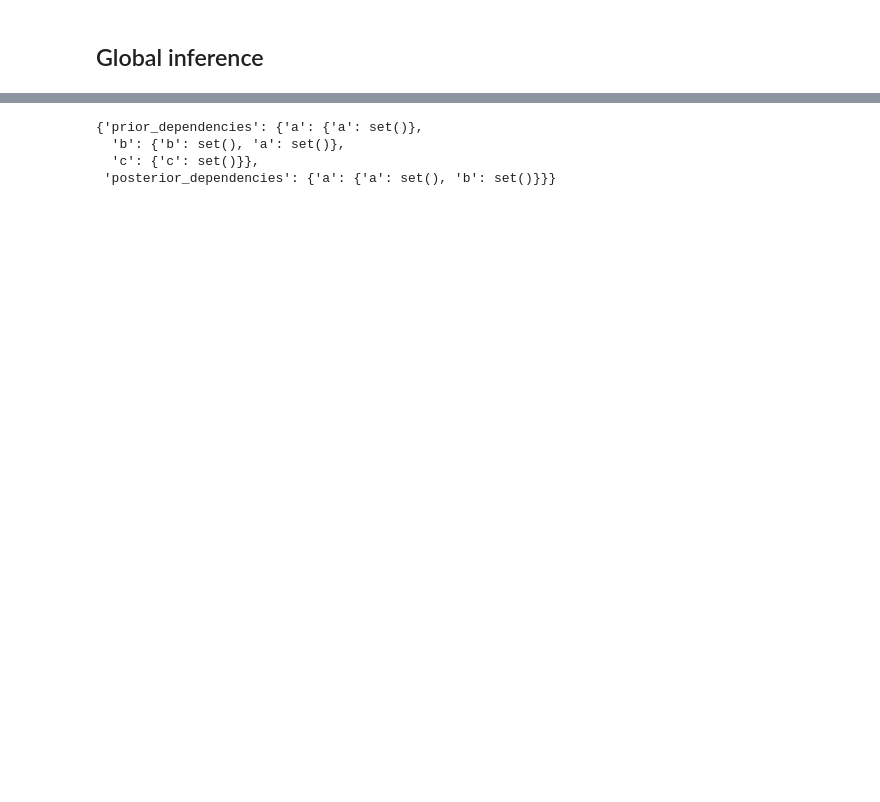
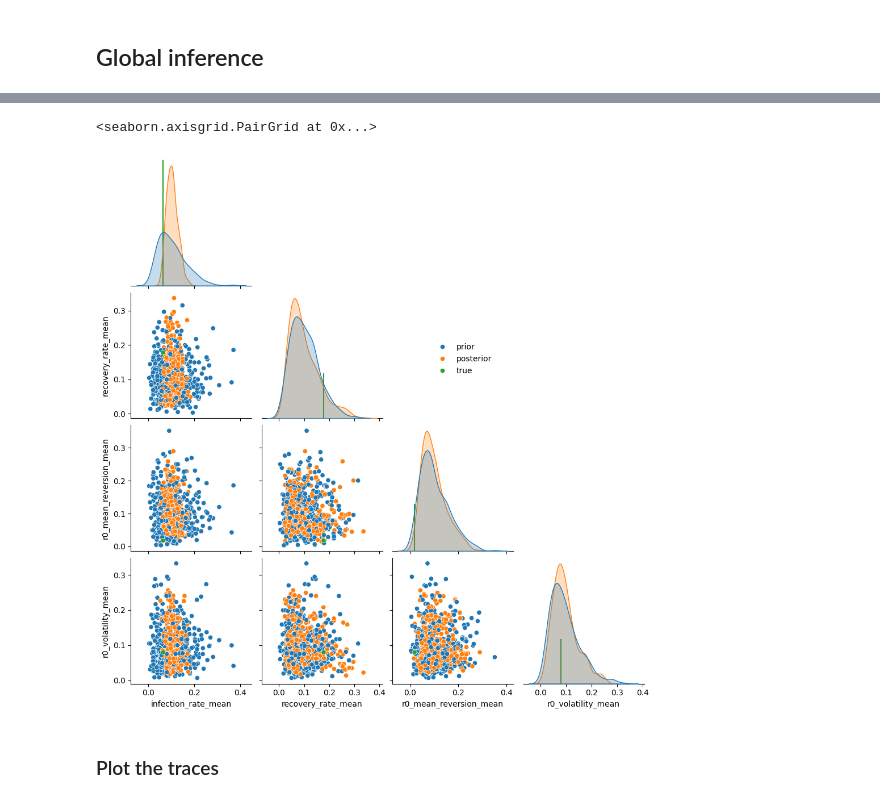
Before and after one commit to danielward27/spyrox, a Jupyter notebook: sir_example.ipynb, the cells around one changed output, grey strips where cells are left out. Drawn from its saved outputs; the diff is of its cells as text; code cells hidden in the pictures; blank space fills up the shorter version.

```diff
--- a/sir_example.ipynb
+++ b/sir_example.ipynb
@@ -282,21 +174,18 @@ for param1, param2 in itertools.combinations(global_param_names, 2):
-# %%
-
-from collections.abc import Iterable
-
-import numpyro
-from numpyro.infer.inspect import get_dependencies
-
-
-def model_1():
-    a = numpyro.sample("a", numpyro.distributions.Normal(0, 1))
-    b = numpyro.sample("b", numpyro.distributions.Normal(a, 1), obs=0.0)
-    numpyro.sample("c", numpyro.distributions.Normal(b, 1), obs=1)
-
-
-
-get_dependencies(model_1)
-# %% [output]
-{'prior_dependencies': {'a': {'a': set()},
-  'b': {'b': set(), 'a': set()},
-  'c': {'c': set()}},
- 'posterior_dependencies': {'a': {'a': set(), 'b': set()}}}
+# %%
+global_params = ["infection_rate_mean", "recovery_rate_mean", "r0_mean_reversion_mean", "r0_volatility_mean"]
+
+datasets = {
+    "prior": joint_samples["global_means"],
+    "posterior": posterior["global_means"],
+    "true": true_latents["global_means"],
+}
+
+pairplot_dictionary(
+    datasets, column_names=global_params,
+
+)
+# %% [output]
+<seaborn.axisgrid.PairGrid at 0x...>
+[figure, added]
+# %% [markdown]
+### Plot the traces
```
Also changed, not shown: parts of 15 cells of this notebook, 3 other files.
